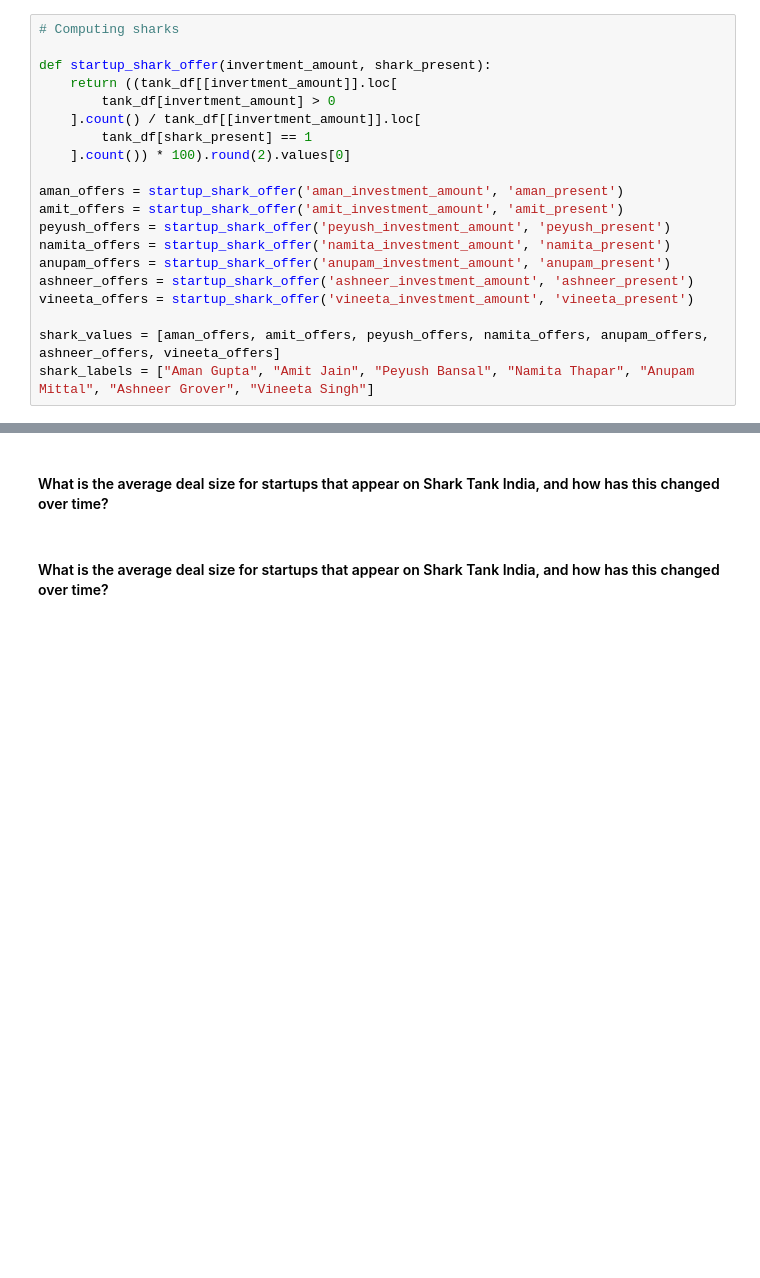
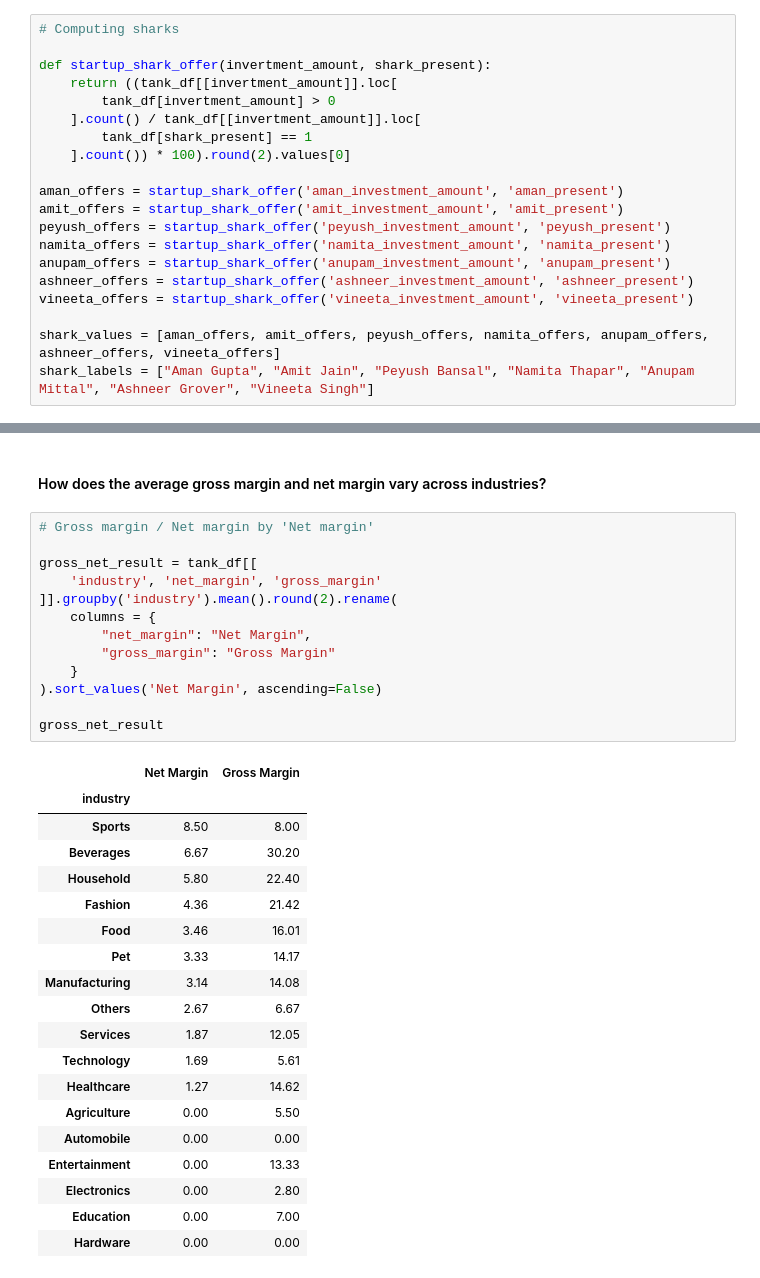
Before and after one commit to AnirudhSinghBhadauria/shark-tank-analysis, a Jupyter notebook: shark_tank_analysis.ipynb, the cells around one changed output, grey strips where cells are left out. Saved outputs shown, nothing was run; the diff lists cells and outputs as text; blank space fills up the shorter version.

```diff
--- a/shark_tank_analysis.ipynb
+++ b/shark_tank_analysis.ipynb
@@ -649,4 +669,35 @@ fig.show()
-# %% [markdown]
-#### What is the average deal size for startups that appear on Shark Tank India, and how has this changed over time?
 # %% [markdown]
-#### What is the average deal size for startups that appear on Shark Tank India, and how has this changed over time?
+####  How does the average gross margin and net margin vary across industries?
+# %%
+# Gross margin / Net margin by 'Net margin'
+
+gross_net_result = tank_df[[
+    'industry', 'net_margin', 'gross_margin'
+]].groupby('industry').mean().round(2).rename(
+    columns = {
+        "net_margin": "Net Margin",
+        "gross_margin": "Gross Margin"
+    }
+).sort_values('Net Margin', ascending=False)
+
+gross_net_result
+# %% [output]
+|  | Net Margin | Gross Margin |
+| industry |  |  |
+| Sports | 8.50 | 8.00 |
+| Beverages | 6.67 | 30.20 |
+| Household | 5.80 | 22.40 |
+| Fashion | 4.36 | 21.42 |
+| Food | 3.46 | 16.01 |
+| Pet | 3.33 | 14.17 |
+| Manufacturing | 3.14 | 14.08 |
+| Others | 2.67 | 6.67 |
+| Services | 1.87 | 12.05 |
+| Technology | 1.69 | 5.61 |
+| Healthcare | 1.27 | 14.62 |
+| Agriculture | 0.00 | 5.50 |
+| Automobile | 0.00 | 0.00 |
+| Entertainment | 0.00 | 13.33 |
+| Electronics | 0.00 | 2.80 |
+| Education | 0.00 | 7.00 |
+| Hardware | 0.00 | 0.00 |
```
Also changed, not shown: parts of 39 cells of this notebook, 2 other files.
